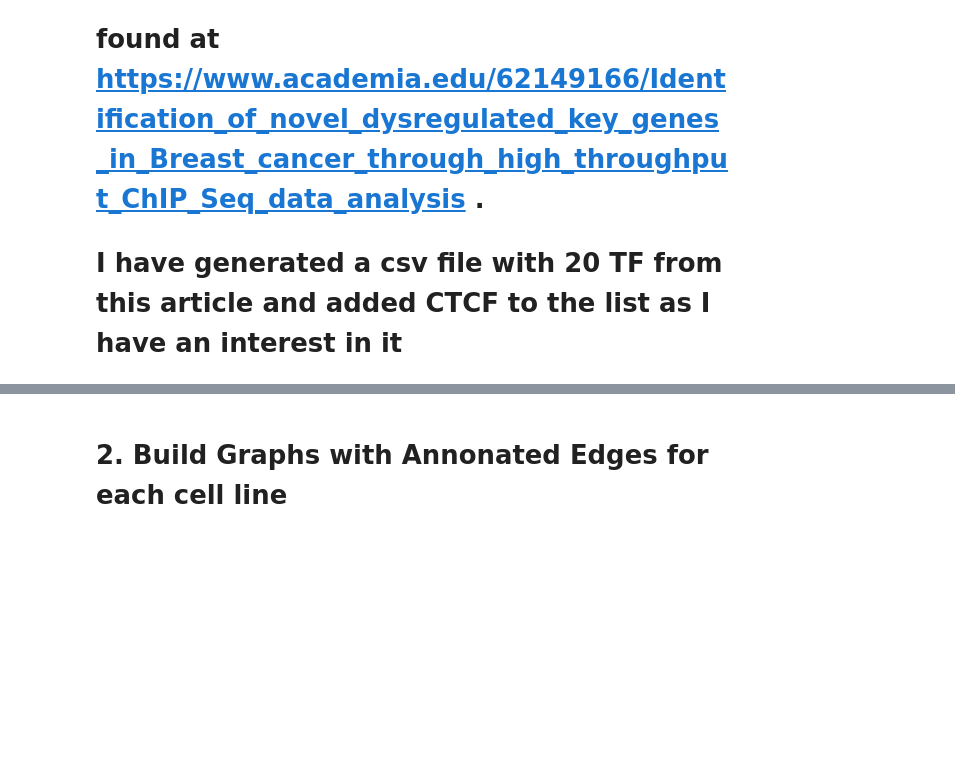
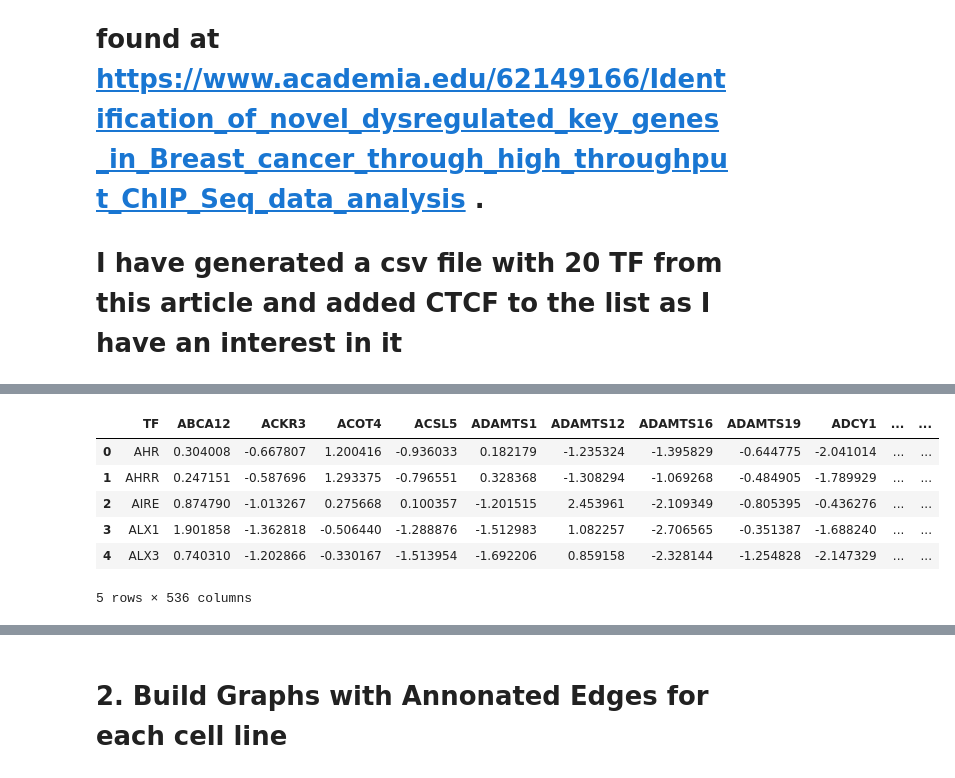
Before and after one commit to Guliko24/NetZoo_network, a Jupyter notebook: GRN_21_MCF7_vs_MDA-MB231_BrCA_TF_list.ipynb, the cells around one changed output, grey strips where cells are left out. Saved outputs shown, nothing was run; the diff lists cells and outputs as text; code cells hidden in the pictures; blank space fills up the shorter version.

```diff
--- a/GRN_21_MCF7_vs_MDA-MB231_BrCA_TF_list.ipynb
+++ b/GRN_21_MCF7_vs_MDA-MB231_BrCA_TF_list.ipynb
@@ -611,9 +674,18 @@ we also have filtered_matrix_mcf7_combined_edges.info() and filtered_matrix_mda_
 # %%
 # Load the filtered PPI file to extract unique TFs
-filtered_ppi_tfs = pd.concat([filtered_ppi_df['Protein1'], filtered_ppi_df['Protein2']]).unique()
+filtered_ppi_tfs = pd.concat([filtered_ppi_minus_zero_df['Protein1'], filtered_ppi_minus_zero_df['Protein2']]).unique()
+
+# Drop extra index columns while keeping the relevant 'Row' column
+#filtered_matrix_mcf7_combined_edges = filtered_matrix_mcf7_combined_edges.reset_index(inplace=True)
+#filtered_matrix_mda_combined_edges = filtered_matrix_mda_combined_edges.reset_index(inplace=True)
+# If extra columns like 'level_0' and 'index' exist, drop them explicitly
+#filtered_matrix_mcf7_combined_edges = filtered_matrix_mcf7_combined_edges.drop(columns=['level_0', 'index'], errors='ignore')
+
+# Rename the 'Row' column to 'TF' for clarity (if applicable)
+filtered_matrix_mcf7_combined_edges.rename(columns={'Row': 'TF'}, inplace=True)
+filtered_matrix_mda_combined_edges.rename(columns={'Row': 'TF'}, inplace=True)
 
 # Filter the matrix file to retain only rows where the first column matches filtered PPI TFs
-filtered_ppi_matrix_mcf7_combined_edges = filtered_matrix_mcf7_combined_edges[filtered_matrix_mcf7_combined_edges[filtered_matrix_mcf7_combined_edges.columns[0]].isin(filtered_ppi_tfs)]
-filtered_ppi_filtered_matrix_mda_combined_edges = filtered_matrix_mda_combined_edges[filtered_matrix_mda_combined_edges[filtered_matrix_mda_combined_edges.columns[0]].isin(filtered_ppi_tfs)]
-filtered_matrix_mda_combined_edges
+filtered_ppi_matrix_mcf7_combined_edges = filtered_matrix_mcf7_combined_edges[filtered_matrix_mcf7_combined_edges[filtered_matrix_mcf7_combined_edges['TF']].isin(filtered_ppi_tfs)]
+#filtered_ppi_filtered_matrix_mda_combined_edges = filtered_matrix_mda_combined_edges[filtered_matrix_mda_combined_edges[filtered_matrix_mda_combined_edges.columns['TF']].isin(filtered_ppi_tfs)]
 # %% [output]
@@ -658,0 +712,10 @@ memory usage: 276.0+ bytes
+# %%
+filtered_matrix_mda_combined_edges.head()
+# %% [output]
+|  | TF | ABCA12 | ACKR3 | ACOT4 | ACSL5 | ADAMTS1 | ADAMTS12 | ADAMTS16 | ADAMTS19 | ADCY1 | ... | ... |
+| 0 | AHR | 0.304008 | -0.667807 | 1.200416 | -0.936033 | 0.182179 | -1.235324 | -1.395829 | -0.644775 | -2.041014 | ... | ... |
+| 1 | AHRR | 0.247151 | -0.587696 | 1.293375 | -0.796551 | 0.328368 | -1.308294 | -1.069268 | -0.484905 | -1.789929 | ... | ... |
+| 2 | AIRE | 0.874790 | -1.013267 | 0.275668 | 0.100357 | -1.201515 | 2.453961 | -2.109349 | -0.805395 | -0.436276 | ... | ... |
+| 3 | ALX1 | 1.901858 | -1.362818 | -0.506440 | -1.288876 | -1.512983 | 1.082257 | -2.706565 | -0.351387 | -1.688240 | ... | ... |
+| 4 | ALX3 | 0.740310 | -1.202866 | -0.330167 | -1.513954 | -1.692206 | 0.859158 | -2.328144 | -1.254828 | -2.147329 | ... | ... |
+5 rows × 536 columns
```
Also changed, not shown: parts of 30 cells of this notebook.
